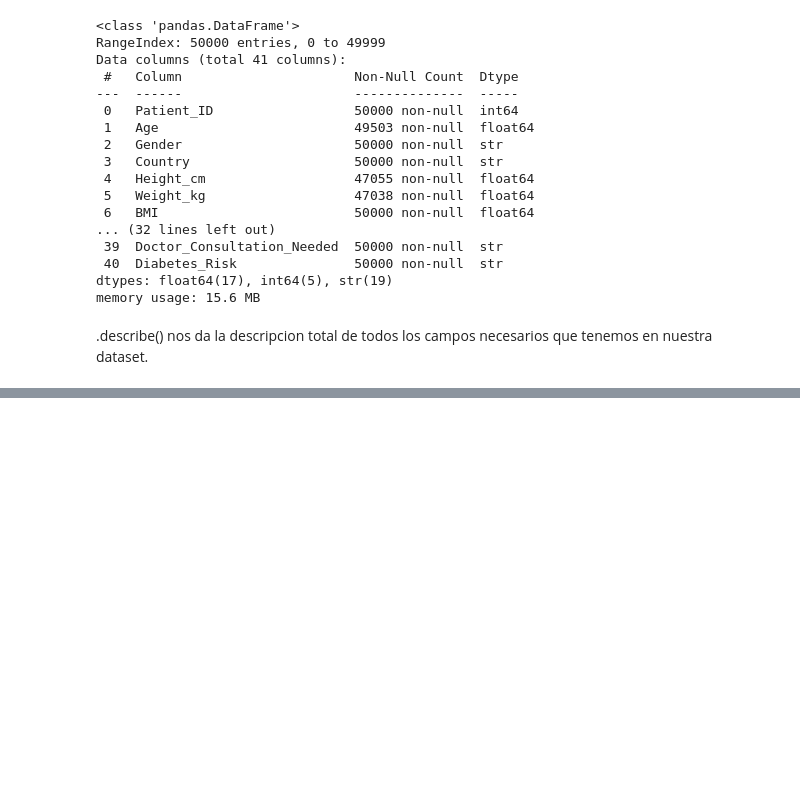
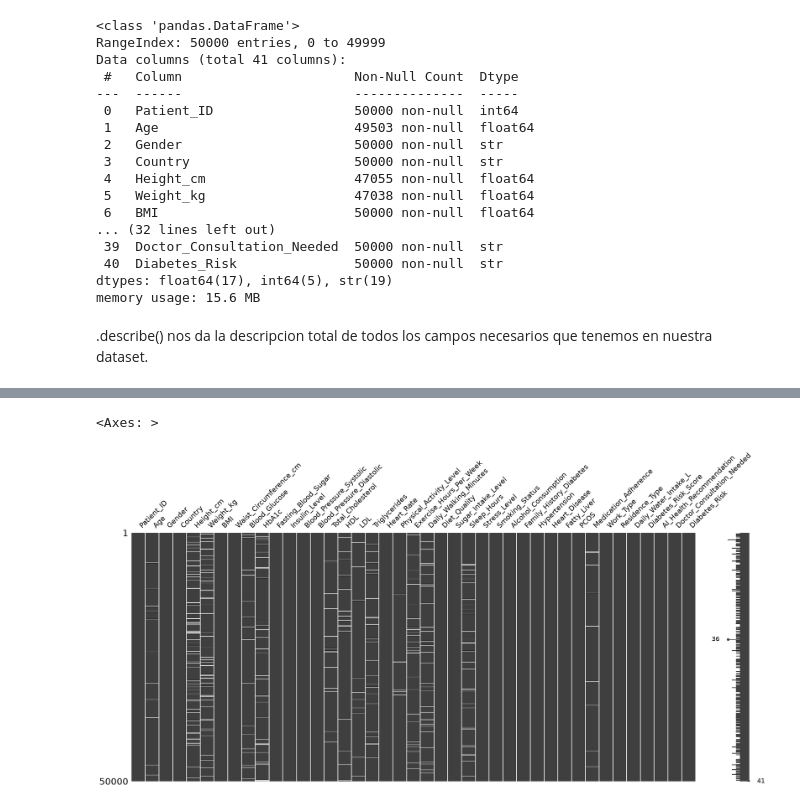
Before and after one commit to hernandezjimmy270-prog/Clase_IARMA-3, a Jupyter notebook: clase.ipynb, the cells around one changed output, grey strips where cells are left out. Saved outputs shown, nothing was run; the diff lists cells and outputs as text; code cells hidden in the pictures; blank space fills up the shorter version.

```diff
--- a/clase.ipynb
+++ b/clase.ipynb
@@ -66,0 +91,2 @@ df.describe()
+# %%
+df["Blood_Glucose"].fillna(df["Age"].mode()[0], inplace=True)
@@ -66,0 +115,5 @@ df.describe()
+# %%
+msno.matrix(df)
+# %% [output]
+<Axes: >
+[figure, added]
```
Also changed, not shown: parts of 8 cells of this notebook.
